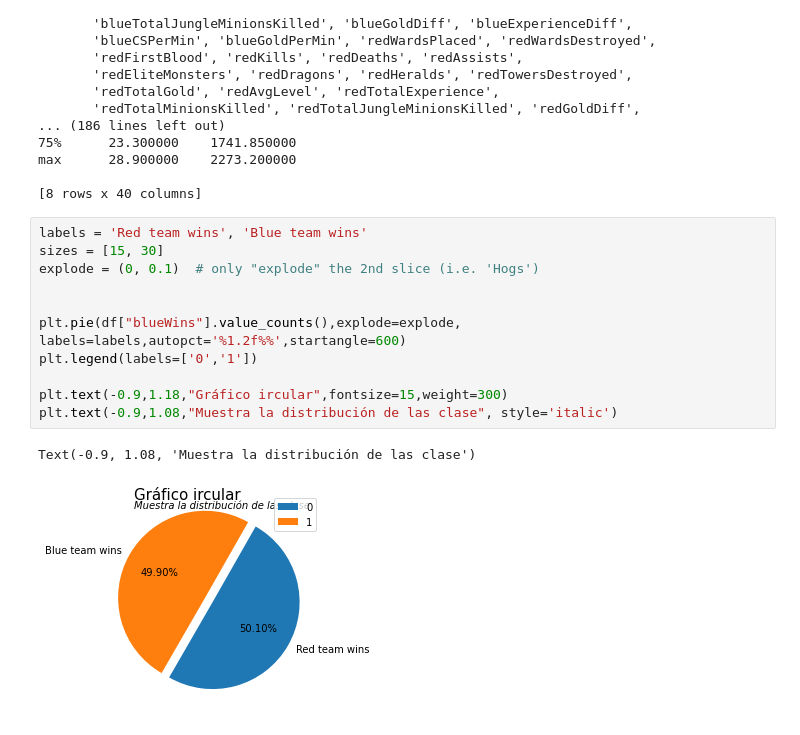
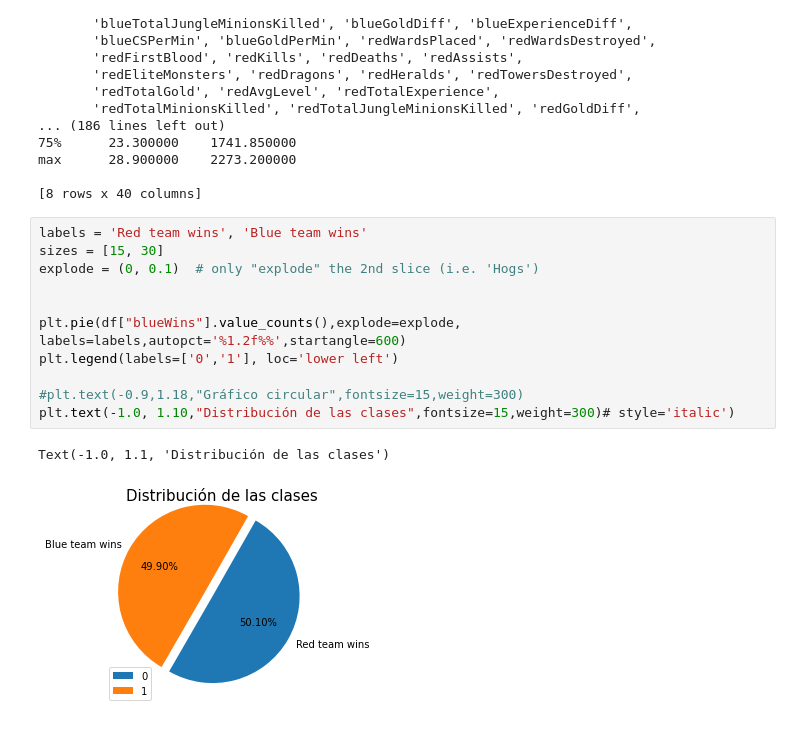
Before and after one commit to Fernecoder/Ranked-games-win-prediction, a Jupyter notebook: Ranked_game_win_prediction.ipynb, the cells around one changed output. Drawn from its saved outputs; the diff is of its cells as text.

```diff
--- a/Ranked_game_win_prediction.ipynb
+++ b/Ranked_game_win_prediction.ipynb
@@ -50,14 +50,14 @@ max      28.900000    2273.200000
 # %%
 labels = 'Red team wins', 'Blue team wins'
 sizes = [15, 30]
 explode = (0, 0.1)  # only "explode" the 2nd slice (i.e. 'Hogs')
 
 
 plt.pie(df["blueWins"].value_counts(),explode=explode, labels=labels,autopct='%1.2f%%',startangle=600)
-plt.legend(labels=['0','1'])
+plt.legend(labels=['0','1'], loc='lower left')
 
-plt.text(-0.9,1.18,"Gráfico ircular",fontsize=15,weight=300)
-plt.text(-0.9,1.08,"Muestra la distribución de las clase", style='italic')
+#plt.text(-0.9,1.18,"Gráfico circular",fontsize=15,weight=300)
+plt.text(-1.0, 1.10,"Distribución de las clases",fontsize=15,weight=300)# style='italic')
 # %% [output]
-Text(-0.9, 1.08, 'Muestra la distribución de las clase')
+Text(-1.0, 1.1, 'Distribución de las clases')
-[figure, old version]
+[figure, new version]
```
Also changed, not shown: parts of 7 cells of this notebook.
